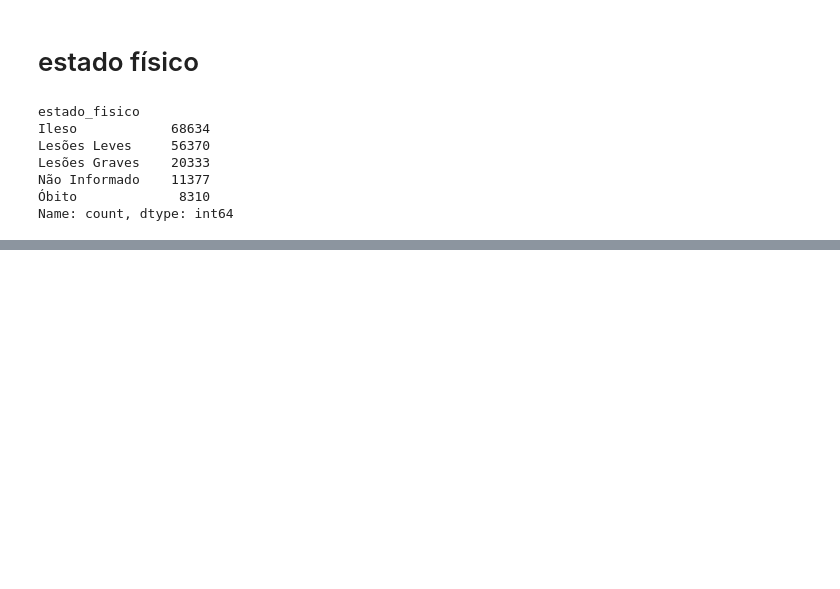
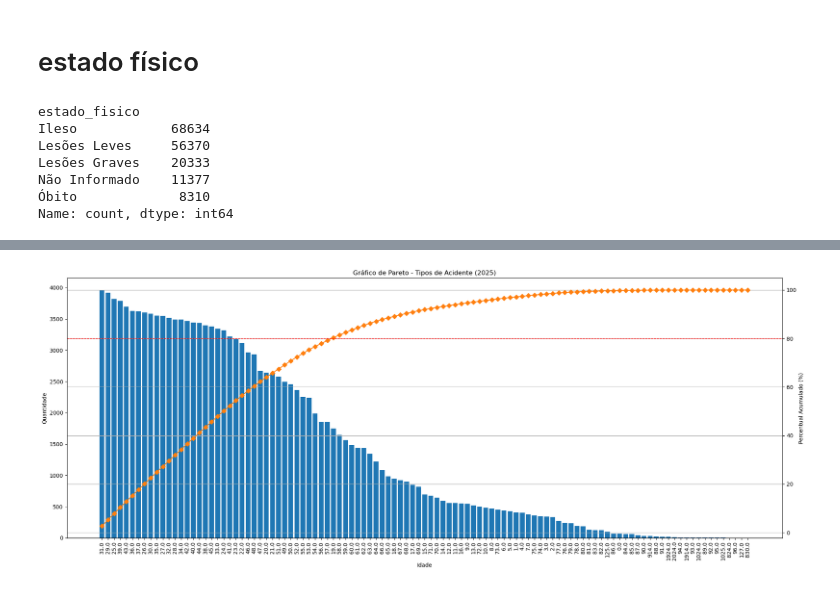
Before and after one commit to adrianop/dataScience, a Jupyter notebook: dados.ipynb, the cells around one changed output, grey strips where cells are left out. Drawn from its saved outputs; the diff is of its cells as text; code cells hidden in the pictures; blank space fills up the shorter version.

```diff
--- a/dados.ipynb
+++ b/dados.ipynb
@@ -341,0 +371,30 @@ Name: count, dtype: int64
+# %%
+vc = df_2025_todas_causas['idade'].value_counts()
+pareto_df = vc.reset_index()
+pareto_df.columns = ['idade', 'quantidade']
+
+pareto_df['percent'] = 100 * pareto_df['quantidade'] / pareto_df['quantidade'].sum()
+pareto_df['percent_acumulado'] = pareto_df['percent'].cumsum()
+
+fig, ax = plt.subplots(figsize=(20,8))
+
+ax.bar(range(len(pareto_df)), pareto_df['quantidade'], color='C0')
+
+ax2 = ax.twinx()
+ax2.plot(range(len(pareto_df)), pareto_df['percent_acumulado'], color='C1', marker='D')
+ax2.axhline(80, color='r', linestyle='--', linewidth=1)
+ax2.set_ylabel('Percentual Acumulado (%)')
+
+ax.set_xlabel('Idade')
+ax.set_ylabel('Quantidade')
+ax.set_title('Gráfico de Pareto - Tipos de Acidente (2025)')
+
+ax.set_xticks(range(len(pareto_df)))
+ax.set_xticklabels(pareto_df['idade'], rotation=90)
+
+plt.grid(axis='y')
+
+plt.tight_layout()
+plt.show()
+# %% [output]
+[figure, added]
```
Also changed, not shown: parts of 9 cells of this notebook.
